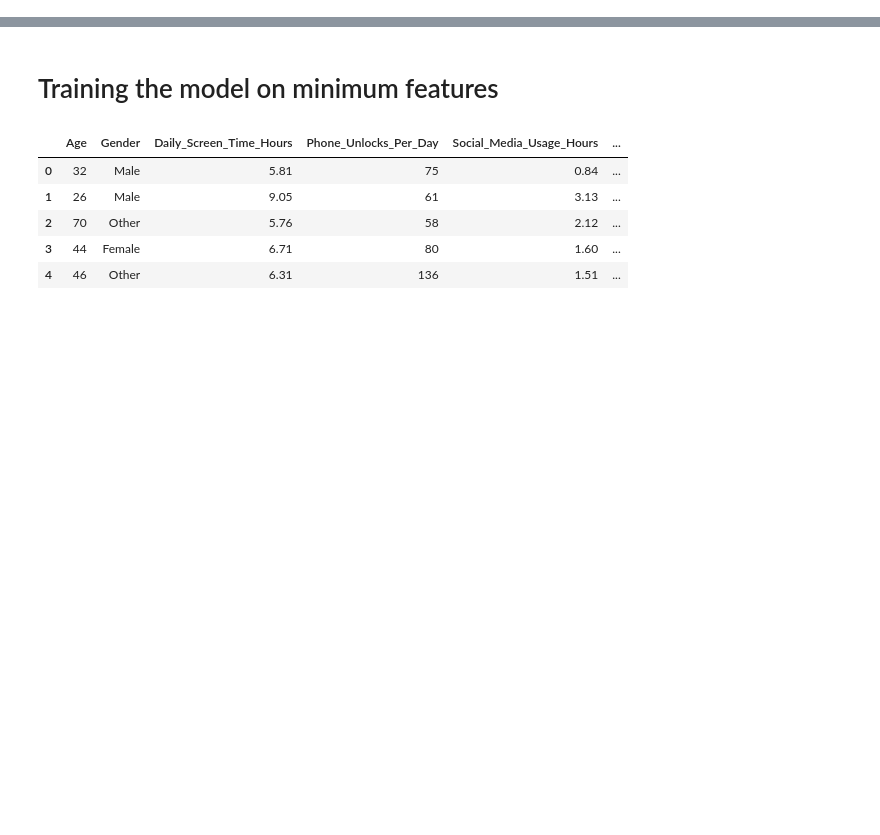
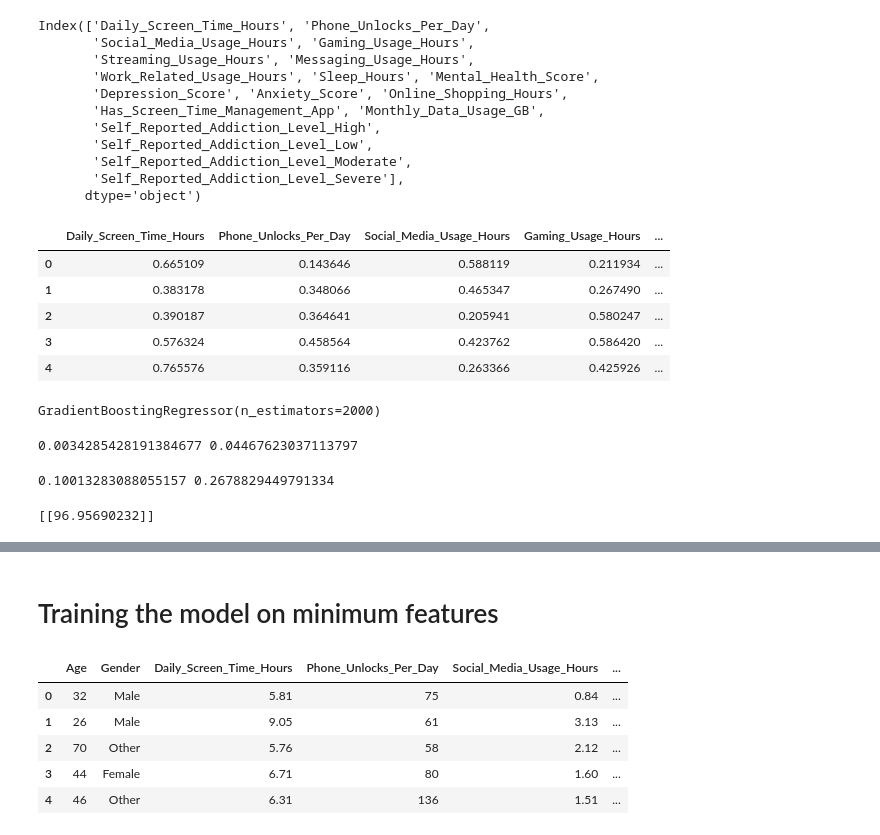
Before and after one commit to WahajSajid/Machine-Learning, a Jupyter notebook: ML/SupervisedAlgorithms/Phone Addiction.ipynb, the cells around one changed output, grey strips where cells are left out. Drawn from its saved outputs; the diff is of its cells as text; code cells hidden in the pictures; blank space fills up the shorter version.

```diff
--- a/ML/SupervisedAlgorithms/Phone Addiction.ipynb
+++ b/ML/SupervisedAlgorithms/Phone Addiction.ipynb
@@ -122,3 +131,65 @@ test (array([0, 1, 2, 3]), array([153, 151, 146, 150], dtype=int64))
+# %%
+#checking the importance of features.
+x_df = pd.DataFrame(x_train, columns=x.columns)
+
+selector = SelectKBest(score_func=f_regression, k = 20)
+x_new = selector.fit_transform(x_df, y_train)
+
+selected_features = x_df.columns[selector.get_support()]
+print(selected_features)
+
+x_df.head()
+# %% [output]
+Index(['Daily_Screen_Time_Hours', 'Phone_Unlocks_Per_Day',
+       'Social_Media_Usage_Hours', 'Gaming_Usage_Hours',
+       'Streaming_Usage_Hours', 'Messaging_Usage_Hours',
+       'Work_Related_Usage_Hours', 'Sleep_Hours', 'Mental_Health_Score',
+       'Depression_Score', 'Anxiety_Score', 'Online_Shopping_Hours',
+       'Has_Screen_Time_Management_App', 'Monthly_Data_Usage_GB',
+       'Self_Reported_Addiction_Level_High',
+       'Self_Reported_Addiction_Level_Low',
+       'Self_Reported_Addiction_Level_Moderate',
+       'Self_Reported_Addiction_Level_Severe'],
+      dtype='object')
+|  | Daily_Screen_Time_Hours | Phone_Unlocks_Per_Day | Social_Media_Usage_Hours | Gaming_Usage_Hours | ... |
+| 0 | 0.665109 | 0.143646 | 0.588119 | 0.211934 | ... |
+| 1 | 0.383178 | 0.348066 | 0.465347 | 0.267490 | ... |
+| 2 | 0.390187 | 0.364641 | 0.205941 | 0.580247 | ... |
+| 3 | 0.576324 | 0.458564 | 0.423762 | 0.586420 | ... |
+| 4 | 0.765576 | 0.359116 | 0.263366 | 0.425926 | ... |
+# %%
+g_model  = GradientBoostingRegressor(learning_rate=0.1, n_estimators=2000)
+g_model.fit(x_train, y_train)
+# %% [output]
+GradientBoostingRegressor(n_estimators=2000)
+# %%
+#Evaluating model on training data
+predictions = g_model.predict(x_train)
+mse = mean_squared_error(y_train, predictions)
+mae = mean_absolute_error(y_train, predictions)
+print(mse, mae)
+# %% [output]
+0.0034285428191384677 0.04467623037113797
+# %%
+#Evaluating model on testing data
+predictions = g_model.predict(x_test)
+mse = mean_squared_error(y_test, predictions)
+mae = mean_absolute_error(y_test, predictions)
+print(mse, mae)
+# %% [output]
+0.10013283088055157 0.2678829449791334
+# %%
+#predict with actual values
+feature_test = np.array([[3, 90, 3.14, 0.43, 2.28, 1.40, 1.52, 7.26, 29.26,4.55, 4.44, 0.97, 0, 34.65, 46, 0, 1, 0, 0]])
+
+scaled_features = x_scaler.transform(feature_test)
+
+prediction = g_model.predict(scaled_features)
+
+actual_prediction = y_scaler.inverse_transform(prediction.reshape(-1,1))
+print(actual_prediction)
+# %% [output]
+[[96.95690232]]
 # %%
 #train the neural network
 model = Sequential([
```
Also changed, not shown: parts of 21 cells of this notebook.
